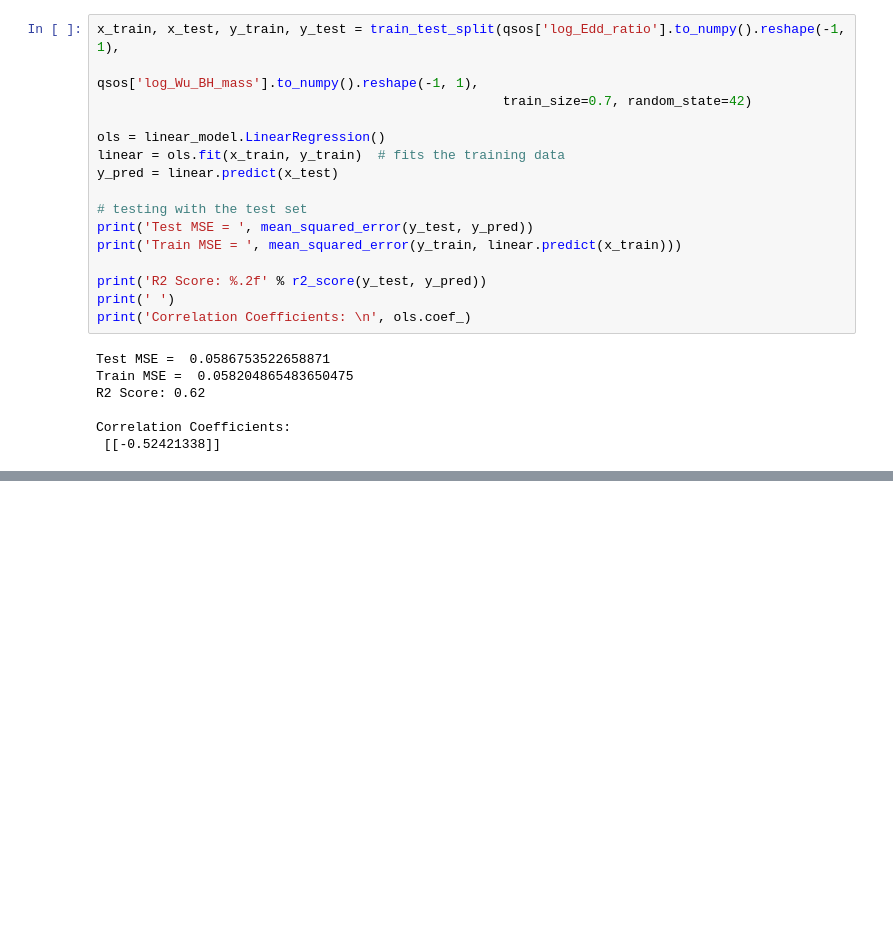
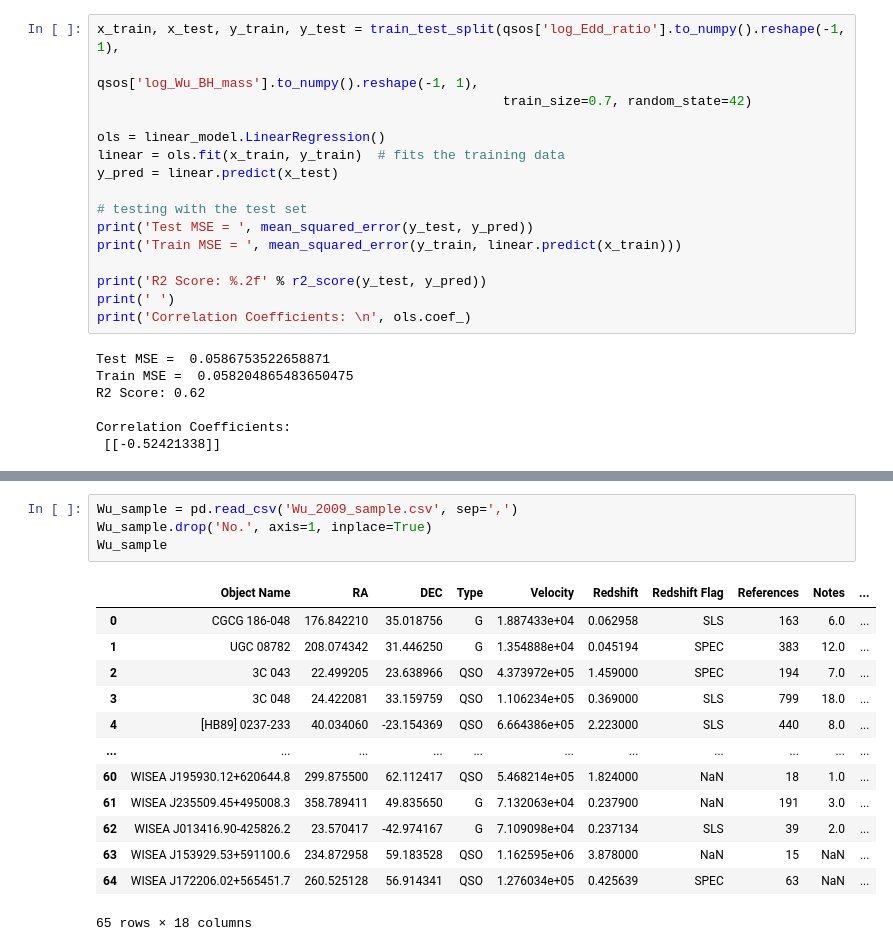
Before and after one commit to NicoGalvarino/AGN_Tutorials_Git, a Jupyter notebook: Tutorial_3_BH_params/Tutorial_3_BH_AD.ipynb, the cells around one changed output, grey strips where cells are left out. Drawn from its saved outputs; the diff is of its cells as text; blank space fills up the shorter version.

```diff
--- a/Tutorial_3_BH_params/Tutorial_3_BH_AD.ipynb
+++ b/Tutorial_3_BH_params/Tutorial_3_BH_AD.ipynb
@@ -907,0 +949,18 @@ This is my version of Figure 7 from McLure & Dunlop 2002. The biggest difference
+# %%
+Wu_sample = pd.read_csv('Wu_2009_sample.csv', sep=',')
+Wu_sample.drop('No.', axis=1, inplace=True)
+Wu_sample
+# %% [output]
+|  | Object Name | RA | DEC | Type | Velocity | Redshift | Redshift Flag | References | Notes | ... |
+| 0 | CGCG 186-048 | 176.842210 | 35.018756 | G | 1.887433e+04 | 0.062958 | SLS | 163 | 6.0 | ... |
+| 1 | UGC 08782 | 208.074342 | 31.446250 | G | 1.354888e+04 | 0.045194 | SPEC | 383 | 12.0 | ... |
+| 2 | 3C 043 | 22.499205 | 23.638966 | QSO | 4.373972e+05 | 1.459000 | SPEC | 194 | 7.0 | ... |
+| 3 | 3C 048 | 24.422081 | 33.159759 | QSO | 1.106234e+05 | 0.369000 | SLS | 799 | 18.0 | ... |
+| 4 | [HB89] 0237-233 | 40.034060 | -23.154369 | QSO | 6.664386e+05 | 2.223000 | SLS | 440 | 8.0 | ... |
+| ... | ... | ... | ... | ... | ... | ... | ... | ... | ... | ... |
+| 60 | WISEA J195930.12+620644.8 | 299.875500 | 62.112417 | QSO | 5.468214e+05 | 1.824000 | NaN | 18 | 1.0 | ... |
+| 61 | WISEA J235509.45+495008.3 | 358.789411 | 49.835650 | G | 7.132063e+04 | 0.237900 | NaN | 191 | 3.0 | ... |
+| 62 | WISEA J013416.90-425826.2 | 23.570417 | -42.974167 | G | 7.109098e+04 | 0.237134 | SLS | 39 | 2.0 | ... |
+| 63 | WISEA J153929.53+591100.6 | 234.872958 | 59.183528 | QSO | 1.162595e+06 | 3.878000 | NaN | 15 | NaN | ... |
+| 64 | WISEA J172206.02+565451.7 | 260.525128 | 56.914341 | QSO | 1.276034e+05 | 0.425639 | SPEC | 63 | NaN | ... |
+65 rows × 18 columns
```
Also changed, not shown: parts of 39 cells of this notebook, 19 other files.
